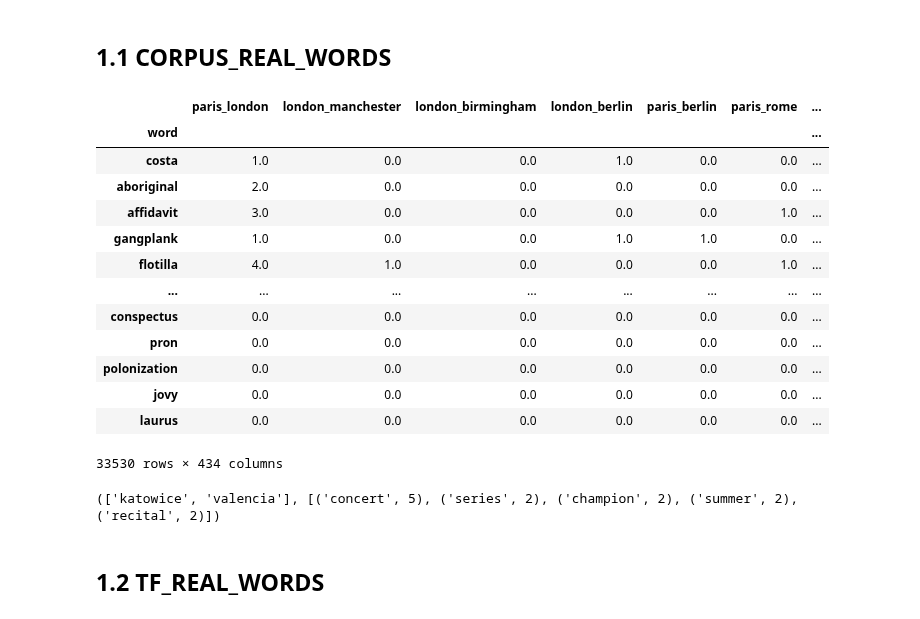
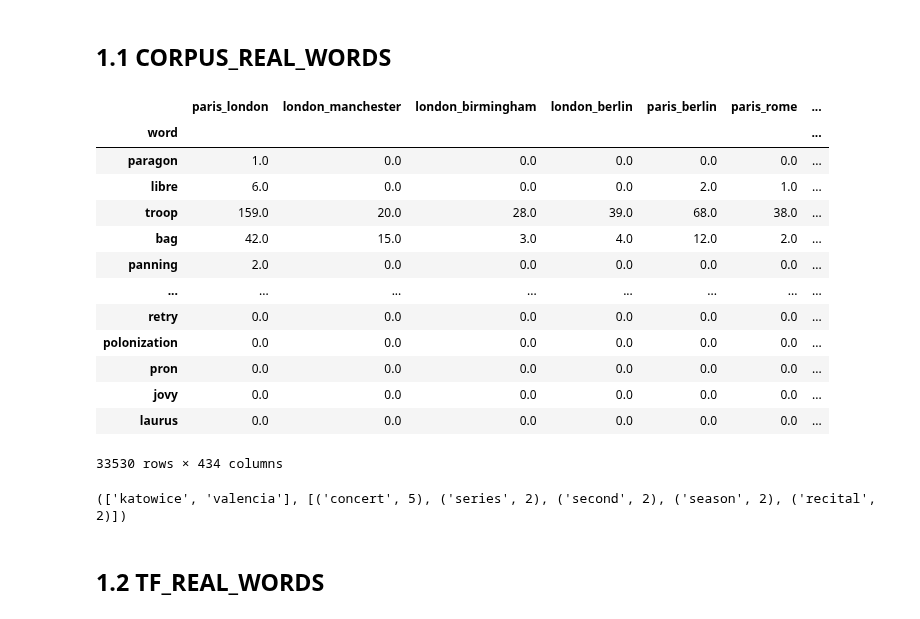
Before and after one commit to seriousdeejay/citynet, a Jupyter notebook: src/analyses/Diederik/2 Wordcloud.ipynb, the cells around one changed output. Saved outputs shown, nothing was run; the diff lists cells and outputs as text; code cells hidden in the pictures.

```diff
--- a/src/analyses/Diederik/2 Wordcloud.ipynb
+++ b/src/analyses/Diederik/2 Wordcloud.ipynb
@@ -62,32 +60,32 @@ wordcloud = WordCloud(background_color='#fff',
 # %% [markdown]
 ## 1.1 CORPUS_REAL_WORDS
 # %%
-CORPUS_PATH = '../../../../data/corpus_nouns_real_words.csv'
+CORPUS_PATH = '../../../../data/word_frequencies/corpus_nouns_real_words.csv'
 
 corpus = pd.read_csv(CORPUS_PATH)
 corpus.set_index('word', inplace=True)
 corpus
 # %% [output]
 |  | paris_london | london_manchester | london_birmingham | london_berlin | paris_berlin | paris_rome | ... |
 | word |  |  |  |  |  |  | ... |
-| costa | 1.0 | 0.0 | 0.0 | 1.0 | 0.0 | 0.0 | ... |
-| aboriginal | 2.0 | 0.0 | 0.0 | 0.0 | 0.0 | 0.0 | ... |
-| affidavit | 3.0 | 0.0 | 0.0 | 0.0 | 0.0 | 1.0 | ... |
-| gangplank | 1.0 | 0.0 | 0.0 | 1.0 | 1.0 | 0.0 | ... |
-| flotilla | 4.0 | 1.0 | 0.0 | 0.0 | 0.0 | 1.0 | ... |
+| paragon | 1.0 | 0.0 | 0.0 | 0.0 | 0.0 | 0.0 | ... |
+| libre | 6.0 | 0.0 | 0.0 | 0.0 | 2.0 | 1.0 | ... |
+| troop | 159.0 | 20.0 | 28.0 | 39.0 | 68.0 | 38.0 | ... |
+| bag | 42.0 | 15.0 | 3.0 | 4.0 | 12.0 | 2.0 | ... |
+| panning | 2.0 | 0.0 | 0.0 | 0.0 | 0.0 | 0.0 | ... |
 | ... | ... | ... | ... | ... | ... | ... | ... |
-| conspectus | 0.0 | 0.0 | 0.0 | 0.0 | 0.0 | 0.0 | ... |
+| retry | 0.0 | 0.0 | 0.0 | 0.0 | 0.0 | 0.0 | ... |
+| polonization | 0.0 | 0.0 | 0.0 | 0.0 | 0.0 | 0.0 | ... |
 | pron | 0.0 | 0.0 | 0.0 | 0.0 | 0.0 | 0.0 | ... |
-| polonization | 0.0 | 0.0 | 0.0 | 0.0 | 0.0 | 0.0 | ... |
 | jovy | 0.0 | 0.0 | 0.0 | 0.0 | 0.0 | 0.0 | ... |
 | laurus | 0.0 | 0.0 | 0.0 | 0.0 | 0.0 | 0.0 | ... |
 33530 rows × 434 columns
 # %%
-WORDCLOUD_LOCATION = f'../../../../data/wordclouds/NOUNS/CORPUS_30/'
+WORDCLOUD_LOCATION = f'../../../../data/wordclouds/real_words/nouns/CORPUS_30/'
 
 create_wordcloud_from_df(corpus, WORDCLOUD_LOCATION=WORDCLOUD_LOCATION, OVERRIDE_OLD_WORDCLOUDS=True)
 # %% [output]
-(['katowice', 'valencia'], [('concert', 5), ('series', 2), ('champion', 2), ('summer', 2), ('recital', 2)])
+(['katowice', 'valencia'], [('concert', 5), ('series', 2), ('second', 2), ('season', 2), ('recital', 2)])
 # %% [markdown]
 ## 1.2 TF_REAL_WORDS
 # %%
```
Also changed, not shown: parts of 30 cells of this notebook, 1 other file.
